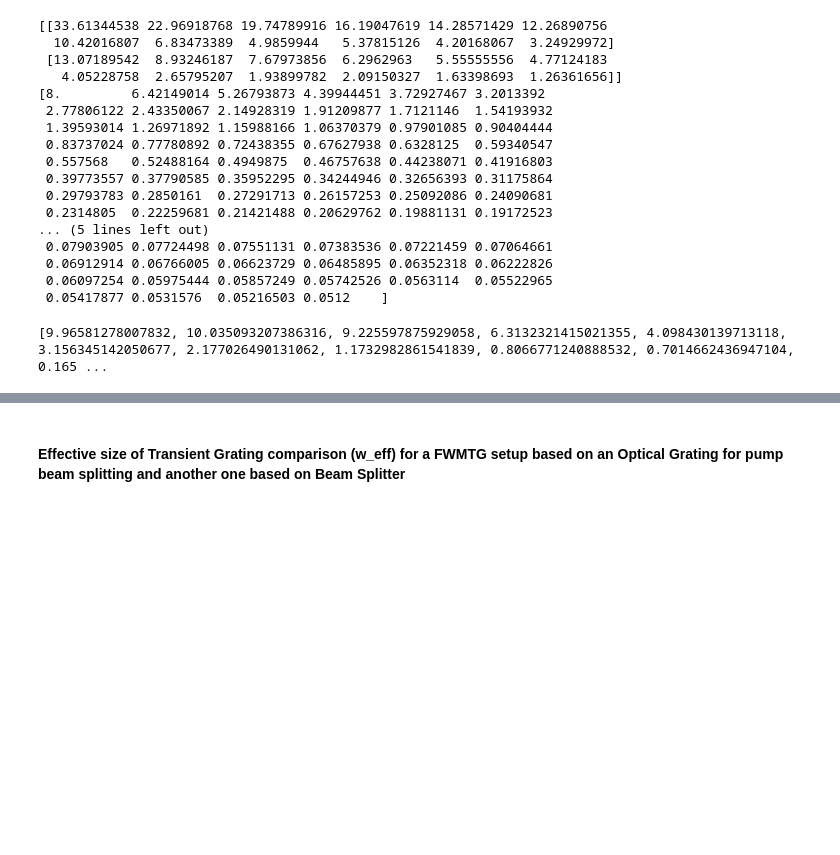
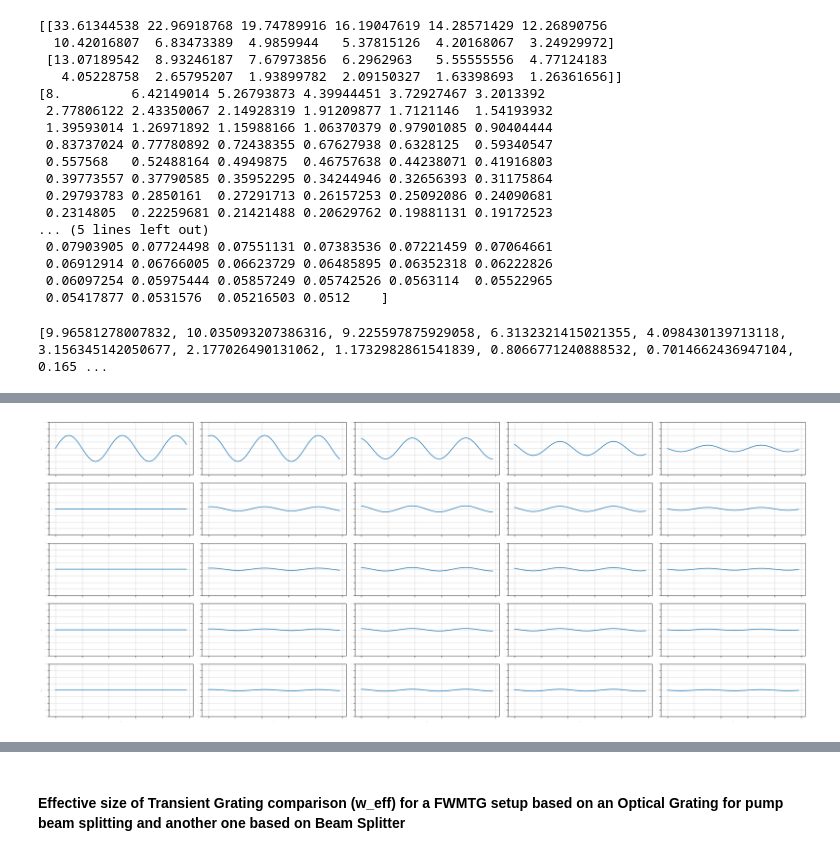
Before and after one commit to Guilldeas/General_Purpose_Analysis, a Jupyter notebook: Back_of_the_envelope.ipynb, the cells around one changed output, grey strips where cells are left out. Drawn from its saved outputs; the diff is of its cells as text; code cells hidden in the pictures; blank space fills up the shorter version.

Commit message:
Created a small simulation to check wether averaging periodic noise at regular intervals creates a beating pattern

```diff
--- a/Back_of_the_envelope.ipynb
+++ b/Back_of_the_envelope.ipynb
@@ -990,0 +1070,56 @@ print(SNRs)
+# %%
+
+Averages, Amplitudes = simulate_averaging (frequency_line=50, samples=100, frequency_trigger=1/4, Window=50, Number_milliseconds=1E6)
+
+
+# Create a 3x3 grid of subplots
+Rows = 5
+Cols = 5
+
+fig, axs = plt.subplots(Rows, Cols, figsize=(25, 10))
+
+Font_Size = 1
+
+# Set the main title for the entire figure
+# fig.suptitle(f'{subfolder_name}'+'\nSearch: '+method, fontsize=Font_Size+4)
+
+
+# Iterate through the subplots plotting in each of them a new average
+index = 0
+for row in range(Rows):
+    for col in range(Cols):
+
+        ax = axs[row, col]
+
+        ax.plot(range(0, len(Averages[index])), Averages[index])
+        ax.set_ylim([-2, 2])
+
+        index = index + 1
+
+
+        # Only label y axis on left most graphs
+        if (col==0):
+            ax.set_ylabel(r'$Voltage$ [a.u.]', fontsize=Font_Size)
+
+        # Only label x axis on lower graphs
+        if (row==Rows-1):
+            ax.set_xlabel('t [s]', fontsize=Font_Size)
+
+
+        # Graphs should be limited to the same axis
+
+        # Gridlines
+        ax.grid(True, linewidth=0.5, color='gray', alpha=0.5)
+        #ax.set_xticks(range(0, end_tmstmp, 60*60))
+
+        # Set font size of y-axis ticks
+        ax.tick_params(axis='x', labelsize=Font_Size-4)
+        ax.tick_params(axis='y', labelsize=Font_Size-4)
+
+# Adjust spacing between subplots
+plt.tight_layout()
+
+# Show the plot
+plt.show()
+# %% [output]
+[figure, added]
```
Also changed, not shown: parts of 11 cells of this notebook, 9 other files.
